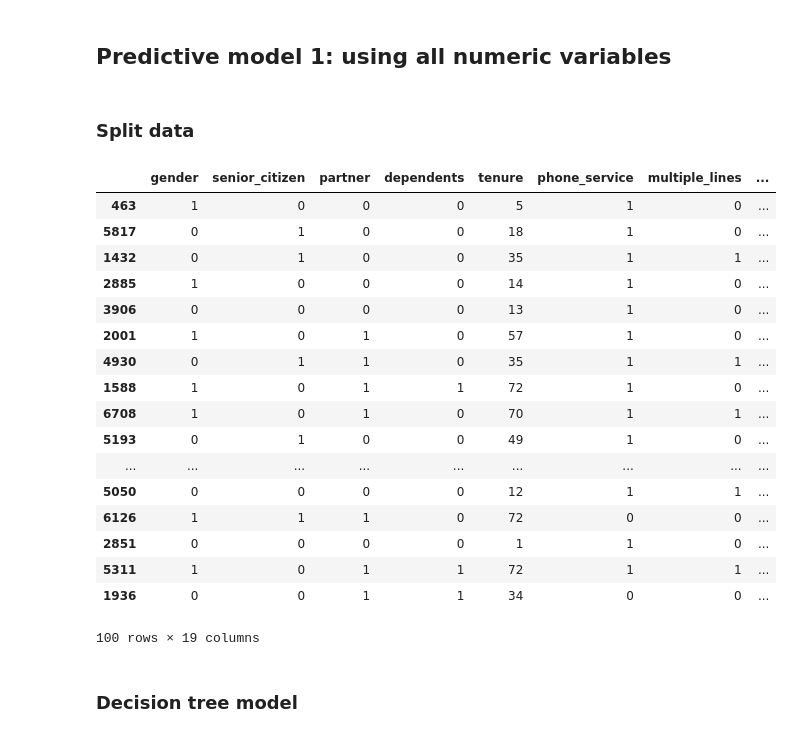
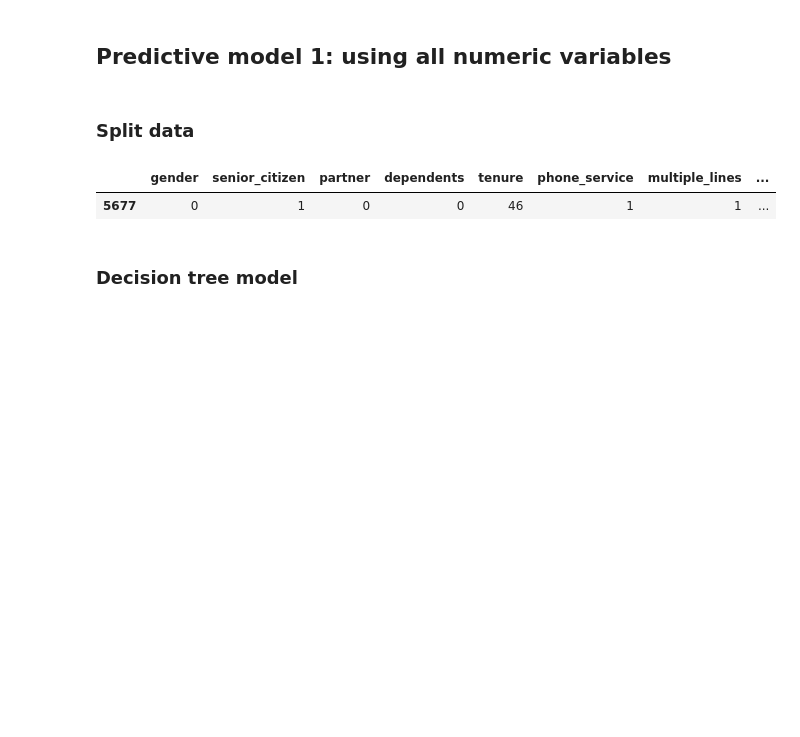
Before and after one commit to soslin/telco-churn-project, a Jupyter notebook: telco_customer_churn.ipynb, the cells around one changed output. Drawn from its saved outputs; the diff is of its cells as text; code cells hidden in the pictures; blank space fills up the shorter version.

```diff
--- a/telco_customer_churn.ipynb
+++ b/telco_customer_churn.ipynb
@@ -215,26 +216,10 @@ y = pd.DataFrame(df_t['churn'])
 df_t = split_my_data(X, y)
 # %%
 X_train, X_test, y_train, y_test = split_my_data(X,y)
-X_train.head(100)
+X_train.head(1)
 # %% [output]
 |  | gender | senior_citizen | partner | dependents | tenure | phone_service | multiple_lines | ... |
-| 463 | 1 | 0 | 0 | 0 | 5 | 1 | 0 | ... |
-| 5817 | 0 | 1 | 0 | 0 | 18 | 1 | 0 | ... |
-| 1432 | 0 | 1 | 0 | 0 | 35 | 1 | 1 | ... |
-| 2885 | 1 | 0 | 0 | 0 | 14 | 1 | 0 | ... |
-| 3906 | 0 | 0 | 0 | 0 | 13 | 1 | 0 | ... |
-| 2001 | 1 | 0 | 1 | 0 | 57 | 1 | 0 | ... |
-| 4930 | 0 | 1 | 1 | 0 | 35 | 1 | 1 | ... |
-| 1588 | 1 | 0 | 1 | 1 | 72 | 1 | 0 | ... |
-| 6708 | 1 | 0 | 1 | 0 | 70 | 1 | 1 | ... |
-| 5193 | 0 | 1 | 0 | 0 | 49 | 1 | 0 | ... |
-| ... | ... | ... | ... | ... | ... | ... | ... | ... |
-| 5050 | 0 | 0 | 0 | 0 | 12 | 1 | 1 | ... |
-| 6126 | 1 | 1 | 1 | 0 | 72 | 0 | 0 | ... |
-| 2851 | 0 | 0 | 0 | 0 | 1 | 1 | 0 | ... |
-| 5311 | 1 | 0 | 1 | 1 | 72 | 1 | 1 | ... |
-| 1936 | 0 | 0 | 1 | 1 | 34 | 0 | 0 | ... |
+| 5677 | 0 | 1 | 0 | 0 | 46 | 1 | 1 | ... |
-100 rows × 19 columns
 # %% [markdown]
 ### Decision tree model
 # %%
```
Also changed, not shown: parts of 20 cells of this notebook.
